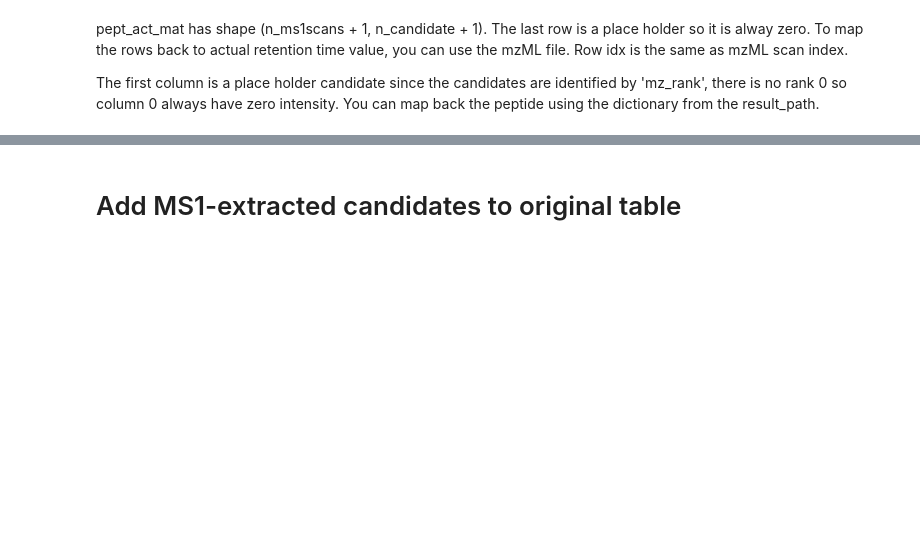
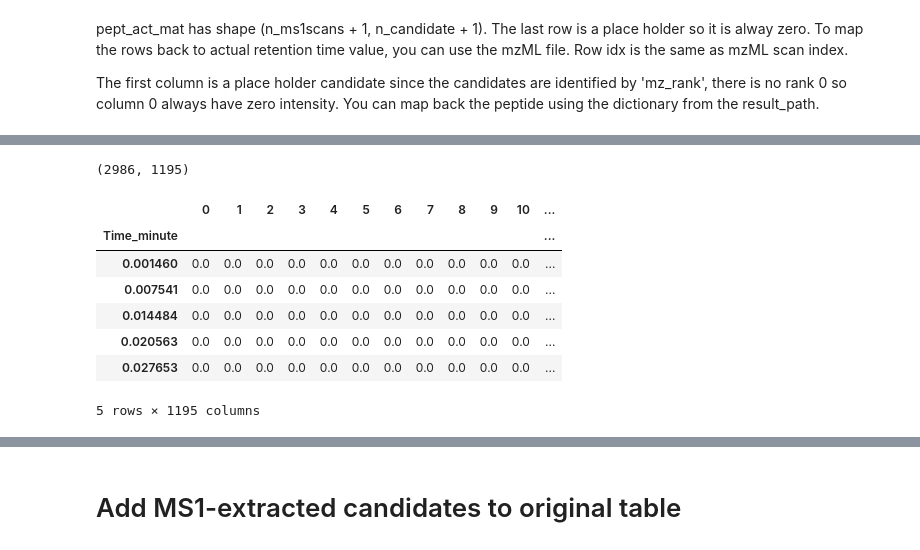
Before and after one commit to wilhelm-lab/SWAPS, a Jupyter notebook: SWAPS/notebooks/dev_90_ayla_test.ipynb, the cells around one changed output, grey strips where cells are left out. Saved outputs shown, nothing was run; the diff lists cells and outputs as text; code cells hidden in the pictures; blank space fills up the shorter version.

Commit message:
table parsing - intermediate state backup

```diff
--- a/SWAPS/notebooks/dev_90_ayla_test.ipynb
+++ b/SWAPS/notebooks/dev_90_ayla_test.ipynb
@@ -44,3 +41,5 @@ if module_path not in sys.path:
+# %%
+pd.options.display.max_columns = 400
 # %%
 # restructured SWAPS repo (on my swa_for_xic_ayla branch) to be pip installable
 # for this to work, had to install conda install -c conda-forge libstdcxx-ng=12 (created separate environment swaps_env_mini_AyS)
@@ -137,3 +135,13 @@ array([[0., 0., 0., ..., 0., 0., 0.],
 # %%
 pept_act_sum_by_scan = pept_act_mat.sum(axis=1)
 pept_act_sum_by_pept = pept_act_mat.sum(axis=0)
+# %%
+pept_act_df = pd.DataFrame(pept_act_mat)
+print(pept_act_df.shape)
+
+pept_act_df = pept_act_df.drop(pept_act_df.tail(1).index, axis=0)
+pept_act_df = pept_act_df.drop(pept_act_df.columns[-1], axis=1)
+
+print(pept_act_df.shape)
+display(pept_act_df.head())
+display(pept_act_df.tail())
@@ -144,7 +169,10 @@ The first column is a place holder candidate since the candidates are identified
 # %%
 # Load mzML file to map the scan index to the matrix
 
-
-"/cmnfs/data/proteomics/origin/ayla_proteometools_subset/01709a_GB1-TUM_first_pool_100_01_01-DDA-1h-R1.mzML"
-
-# TODO
+mzml = load_mzml(
+    "/cmnfs/data/proteomics/origin/ayla_proteometools_subset/01709a_GB1-TUM_first_pool_100_01_01-DDA-1h-R1.mzML",
+    unify_format=True
+)
+print(mzml.shape)
+display(mzml.head())
+display(mzml.tail())
@@ -150,0 +195,8 @@ The first column is a place holder candidate since the candidates are identified
+# %%
+pept_act_df_RT = pept_act_df.merge(
+    mzml,
+    left_index=True,
+    right_index=True,
+)
+print(pept_act_df_RT.shape)
+display(pept_act_df_RT.head())
@@ -150,0 +212,15 @@ The first column is a place holder candidate since the candidates are identified
+# %%
+pept_act_df_RT_parsed = pept_act_df_RT.set_index("Time_minute")
+pept_act_df_RT_parsed = pept_act_df_RT_parsed.drop(["Id", "mslev", "bpmz", "MaxIntensity", "mzarray", "intarray", "MS1_frame_idx"], axis=1)
+print(pept_act_df_RT_parsed.shape)
+display(pept_act_df_RT_parsed.head())
+# %% [output]
+(2986, 1195)
+|  | 0 | 1 | 2 | 3 | 4 | 5 | 6 | 7 | 8 | 9 | 10 | ... |
+| Time_minute |  |  |  |  |  |  |  |  |  |  |  | ... |
+| 0.001460 | 0.0 | 0.0 | 0.0 | 0.0 | 0.0 | 0.0 | 0.0 | 0.0 | 0.0 | 0.0 | 0.0 | ... |
+| 0.007541 | 0.0 | 0.0 | 0.0 | 0.0 | 0.0 | 0.0 | 0.0 | 0.0 | 0.0 | 0.0 | 0.0 | ... |
+| 0.014484 | 0.0 | 0.0 | 0.0 | 0.0 | 0.0 | 0.0 | 0.0 | 0.0 | 0.0 | 0.0 | 0.0 | ... |
+| 0.020563 | 0.0 | 0.0 | 0.0 | 0.0 | 0.0 | 0.0 | 0.0 | 0.0 | 0.0 | 0.0 | 0.0 | ... |
+| 0.027653 | 0.0 | 0.0 | 0.0 | 0.0 | 0.0 | 0.0 | 0.0 | 0.0 | 0.0 | 0.0 | 0.0 | ... |
+5 rows × 1195 columns
```
Also changed, not shown: parts of 10 cells of this notebook.
